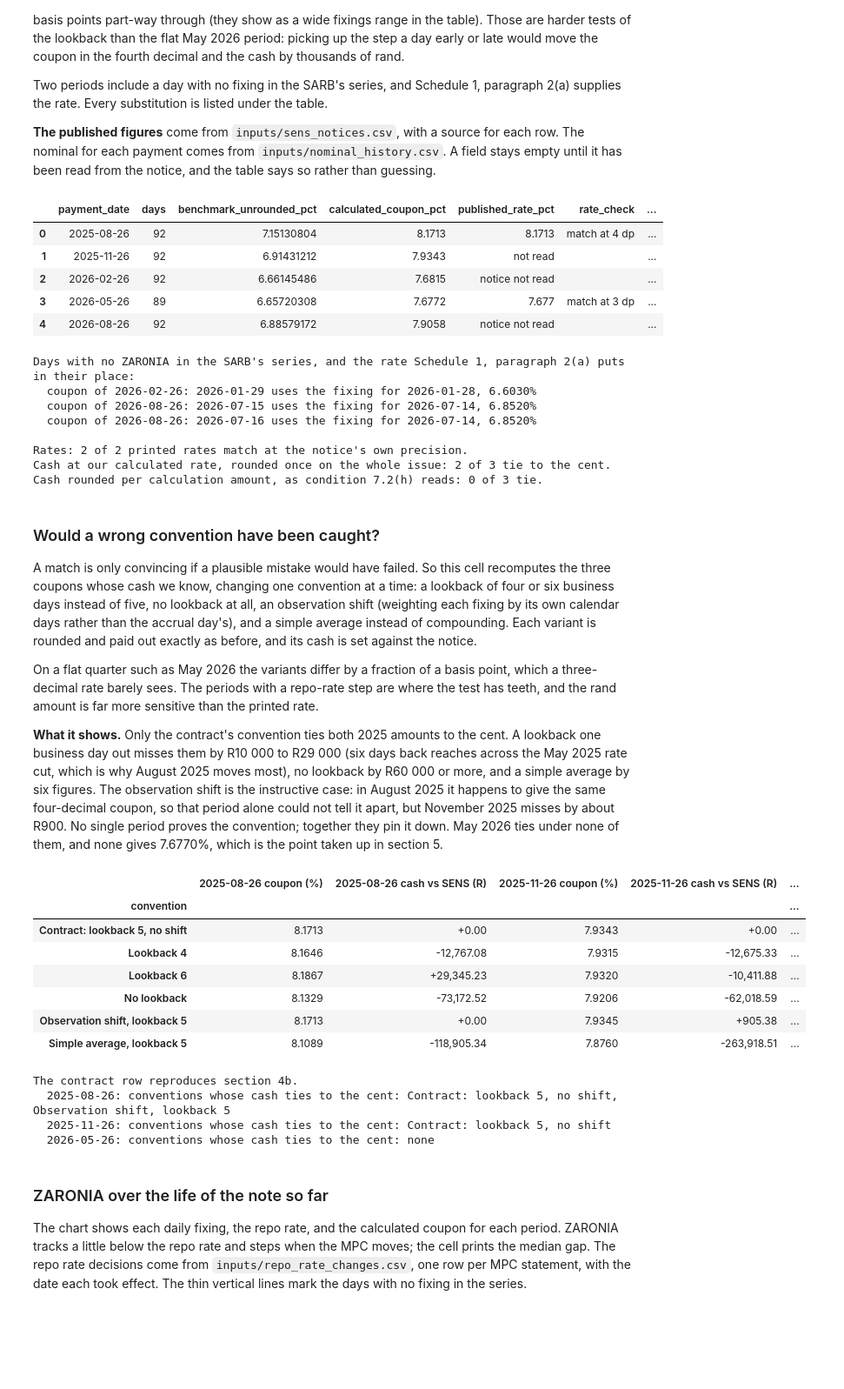
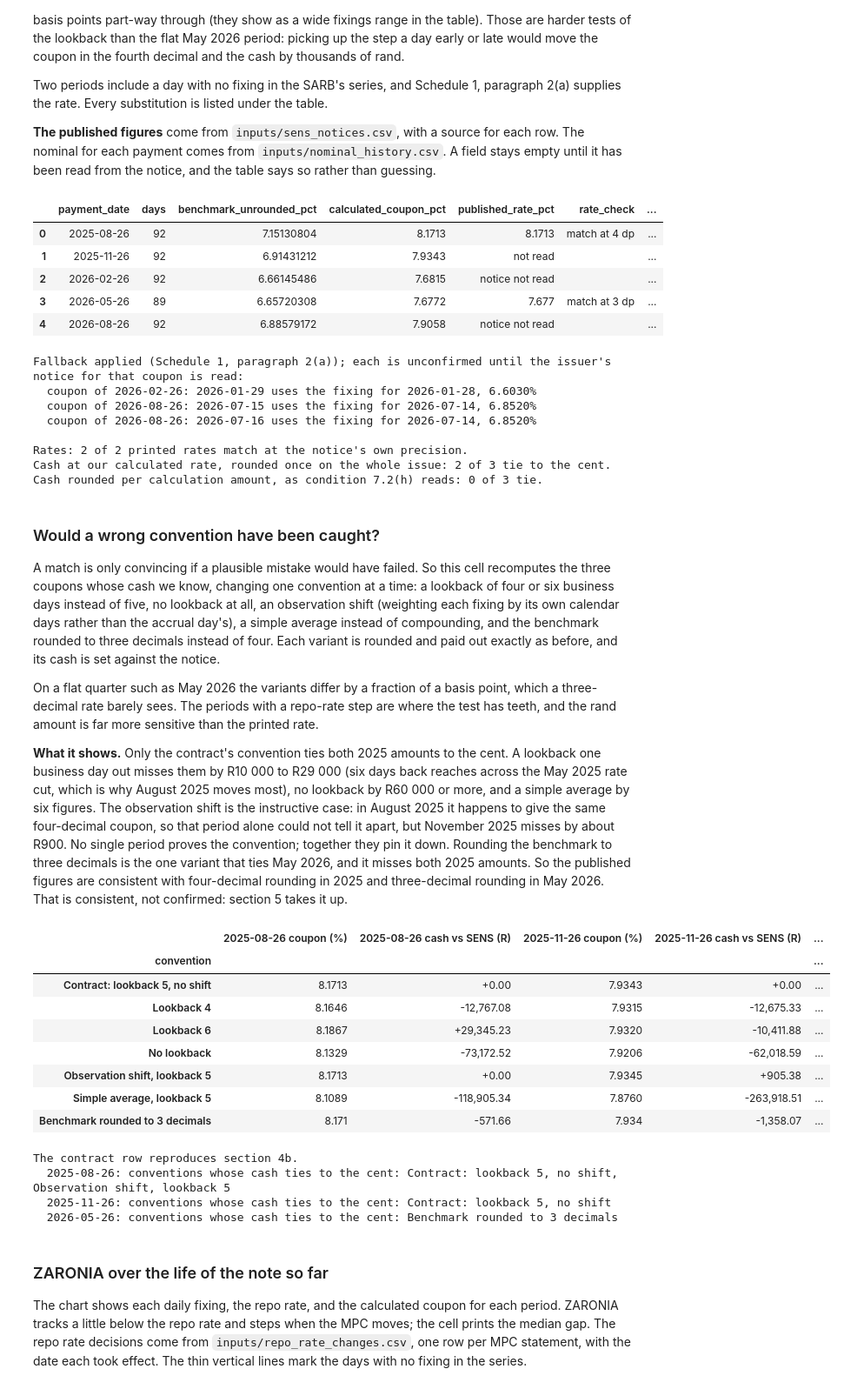
Before and after one commit to Ikaelelo/sbsz01-zaronia-coupon-check, a Jupyter notebook: SBSZ01_Colab.ipynb, the cells around one changed output. Shown at 87% size. Saved outputs shown, nothing was run; the diff lists cells and outputs as text; code cells hidden in the pictures; blank space fills up the shorter version.

Commit message:
Add files via upload
Version 7: summary page, three-decimal test, pinned data date.

```diff
--- a/SBSZ01_Colab.ipynb
+++ b/SBSZ01_Colab.ipynb
@@ -60,6 +60,9 @@ DAY = timedelta(days=1)
 # they show as a small form you can edit.
 # ----------------------------------------------------------------------------
 WALKTHROUGH_PAYMENT_DATE = "2026-05-26"  # @param {type:"string"}
+DATA_AS_OF = "2026-11-13"                # @param {type:"string"}
+# DATA_AS_OF fixes the last fixing date used, so every run gives the results
+# described in the summary. Leave it empty to use everything published up to today.
 SCENARIO_WIDENINGS_BP = [0, 25, 50]      # discount margin scenarios, over the contractual margin
 INPUTS_BASE_URL = "https://raw.githubusercontent.com/Ikaelelo/sbsz01-zaronia-coupon-check/main"  # @param {type:"string"}
 # INPUTS_BASE_URL is where the notebook fetches inputs/ and data/ when it cannot
@@ -124,8 +127,9 @@ BENCHMARK_QUANTUM = D(1).scaleb(-term["benchmark_rounding_decimals"])   # 0.0001
 SARB_SERIES = TERMS_FILE["reference_rate"]["sarb_series"]
 # The notebook implements one convention of each kind. If the terms file ever
 # describes a different note, stop rather than calculate it the wrong way.
-assert term["business_day_convention"] == "modified_following"
-assert term["observation_shift"] is False and term["missing_fixing_rule"] == "previous_published"
+if (term["business_day_convention"], term["observation_shift"], term["missing_fixing_rule"]) != (
+        "modified_following", False, "previous_published"):
+    raise NotImplementedError("These terms use a convention this notebook does not implement.")
 
 # ----------------------------------------------------------------------------
 # What the issuer published, and the other observed facts the checks use.
@@ -792,6 +797,7 @@ for start, end in paid_periods:
         "nominal_rand": f"{nominal}" if has_notice else "",
         "fixings_range_bp": f"{spread_of_rates * 100:.1f}",
         "fallbacks_used": len(substitutions),
+        "status": "",
     }
     # The rate, compared at however many decimals the notice prints.
     if notice.get("rate"):
@@ -805,6 +811,14 @@ for start, end in paid_periods:
         aggregate, per_note = interest_cash(calculated, nominal, period_days)
         row["cash_diff_aggregate_rand"] = f"{aggregate - D(notice['cash']):+.2f}"
         row["cash_diff_per_note_rand"] = f"{per_note - D(notice['cash']):+.2f}"
+    rate_ok = row["rate_check"].startswith("match")
+    cash_ok = row["cash_diff_aggregate_rand"] != "" and D(row["cash_diff_aggregate_rand"]) == 0
+    if not has_notice:
+        row["status"] = "calculated only" + ("; fallback applied, unconfirmed" if substitutions else "")
+    elif cash_ok:
+        row["status"] = "rate and cash tie" if rate_ok else "cash ties"
+    else:
+        row["status"] = "rate ties, cash differs" if rate_ok else "differs"
     rows.append(row)
     all_substitutions += [(end, *s) for s in substitutions]
 
@@ -812,7 +826,7 @@ every_coupon = pd.DataFrame(rows)
 every_coupon.to_csv(OUTPUT_DIR / "every_coupon.csv", index=False)
 display(every_coupon)
 
-print("Days with no ZARONIA in the SARB's series, and the rate Schedule 1, paragraph 2(a) puts in their place:")
+print("Fallback applied (Schedule 1, paragraph 2(a)); each is unconfirmed until the issuer's notice for that coupon is read:")
 for payment, missing, earlier, rate in all_substitutions:
     print(f"  coupon of {payment}: {missing} uses the fixing for {earlier}, {rate}%")
 
@@ -831,7 +845,7 @@ print("Cash rounded per calculation amount, as condition 7.2(h) reads: "
 | 2 | 2026-02-26 | 92 | 6.66145486 | 7.6815 | notice not read |  | ... |
 | 3 | 2026-05-26 | 89 | 6.65720308 | 7.6772 | 7.677 | match at 3 dp | ... |
 | 4 | 2026-08-26 | 92 | 6.88579172 | 7.9058 | notice not read |  | ... |
-Days with no ZARONIA in the SARB's series, and the rate Schedule 1, paragraph 2(a) puts in their place:
+Fallback applied (Schedule 1, paragraph 2(a)); each is unconfirmed until the issuer's notice for that coupon is read:
   coupon of 2026-02-26: 2026-01-29 uses the fixing for 2026-01-28, 6.6030%
   coupon of 2026-08-26: 2026-07-15 uses the fixing for 2026-07-14, 6.8520%
   coupon of 2026-08-26: 2026-07-16 uses the fixing for 2026-07-14, 6.8520%
@@ -842,14 +856,20 @@ Cash rounded per calculation amount, as condition 7.2(h) reads: 0 of 3 tie.
 # %% [markdown]
 ### Would a wrong convention have been caught?
 
-A match is only convincing if a plausible mistake would have failed. So this cell recomputes the three coupons whose cash we know, changing one convention at a time: a lookback of four or six business days instead of five, no lookback at all, an observation shift (weighting each fixing by its own calendar days rather than the accrual day's), and a simple average instead of compounding. Each variant is rounded and paid out exactly as before, and its cash is set against the notice.
+A match is only convincing if a plausible mistake would have failed. So this cell recomputes the three coupons whose cash we know, changing one convention at a time: a lookback of four or six business days instead of five, no lookback at all, an observation shift (weighting each fixing by its own calendar days rather than the accrual day's), a simple average instead of compounding, and the benchmark rounded to three decimals instead of four. Each variant is rounded and paid out exactly as before, and its cash is set against the notice.
 
 On a flat quarter such as May 2026 the variants differ by a fraction of a basis point, which a three-decimal rate barely sees. The periods with a repo-rate step are where the test has teeth, and the rand amount is far more sensitive than the printed rate.
 
-**What it shows.** Only the contract's convention ties both 2025 amounts to the cent. A lookback one business day out misses them by R10 000 to R29 000 (six days back reaches across the May 2025 rate cut, which is why August 2025 moves most), no lookback by R60 000 or more, and a simple average by six figures. The observation shift is the instructive case: in August 2025 it happens to give the same four-decimal coupon, so that period alone could not tell it apart, but November 2025 misses by about R900. No single period proves the convention; together they pin it down. May 2026 ties under none of them, and none gives 7.6770%, which is the point taken up in section 5.
+**What it shows.** Only the contract's convention ties both 2025 amounts to the cent. A lookback one business day out misses them by R10 000 to R29 000 (six days back reaches across the May 2025 rate cut, which is why August 2025 moves most), no lookback by R60 000 or more, and a simple average by six figures. The observation shift is the instructive case: in August 2025 it happens to give the same four-decimal coupon, so that period alone could not tell it apart, but November 2025 misses by about R900. No single period proves the convention; together they pin it down. Rounding the benchmark to three decimals is the one variant that ties May 2026, and it misses both 2025 amounts. So the published figures are consistent with four-decimal rounding in 2025 and three-decimal rounding in May 2026. That is consistent, not confirmed: section 5 takes it up.
 # %%
-def coupon_variant(start, end, lookback=LOOKBACK, observation_shift=False, simple_average=False):
-    """The coupon for one period under a changed convention, or None if a fixing it needs is not loaded."""
+def coupon_variant(start, end, lookback=LOOKBACK, observation_shift=False, simple_average=False,
+                   benchmark_decimals=None):
+    """The coupon for one period under a changed convention, or None if a fixing it needs is not loaded.
+
+    With an observation shift, the weights follow the observation dates and the
+    rate is annualised over the observation period's own days, which can differ
+    from the interest period's.
+    """
     day, rates, weights = start, [], []
     while day < end:
         next_day = move_business_days(day, 1)
@@ -862,10 +882,13 @@ def coupon_variant(start, end, lookback=LOOKBACK, observation_shift=False, simpl
         weights.append((move_business_days(observed, 1) - observed).days if observation_shift
                        else (next_day - day).days)
         day = next_day
+    annualise_over = sum(weights) if observation_shift else (end - start).days
     if simple_average:
         benchmark = sum(r * w for r, w in zip(rates, weights)) / sum(weights)
     else:
-        benchmark = annualised_benchmark_pct(rates, weights, (end - start).days)
+        benchmark = annualised_benchmark_pct(rates, weights, annualise_over)
+    if benchmark_decimals is not None:
+        return round_half_up(benchmark, D(1).scaleb(-benchmark_decimals)) + MARGIN_PCT
     return coupon_pct(benchmark)
 
 
@@ -876,6 +899,7 @@ VARIANTS = {
     "No lookback": {"lookback": 0},
     f"Observation shift, lookback {LOOKBACK}": {"observation_shift": True},
     f"Simple average, lookback {LOOKBACK}": {"simple_average": True},
+    "Benchmark rounded to 3 decimals": {"benchmark_decimals": 3},
 }
 with_cash = [(s, e) for s, e in paid_periods if (PUBLISHED_NOTICES.get(e) or {}).get("cash")]
 variant_rows = []
@@ -887,37 +911,38 @@ for name, options in VARIANTS.items():
         if rate is None:
             row[f"{end} cash vs SENS (R)"] = "fixings not loaded"
             continue
         aggregate, _ = interest_cash(rate, nominal_on(end), (end - start).days)
         row[f"{end} coupon (%)"] = f"{rate}"
         row[f"{end} cash vs SENS (R)"] = f"{aggregate - D(notice['cash']):+,.2f}"
     variant_rows.append(row)
 
 conventions = pd.DataFrame(variant_rows).set_index("convention")
 conventions.to_csv(OUTPUT_DIR / "alternative_conventions.csv")
 display(conventions)
 
 # The contract's own convention must reproduce section 4b exactly.
 contract = variant_rows[0]
 for start, end in with_cash:
     assert contract[f"{end} coupon (%)"] == next(r["calculated_coupon_pct"] for r in rows if r["payment_date"] == end)
 print("The contract row reproduces section 4b.")
 for start, end in with_cash:
     column = f"{end} cash vs SENS (R)"
     tied = [r["convention"] for r in variant_rows if r.get(column) == "+0.00"]
     print(f"  {end}: conventions whose cash ties to the cent: {', '.join(tied) or 'none'}")
 # %% [output]
 |  | 2025-08-26 coupon (%) | 2025-08-26 cash vs SENS (R) | 2025-11-26 coupon (%) | 2025-11-26 cash vs SENS (R) | ... |
 | convention |  |  |  |  | ... |
 | Contract: lookback 5, no shift | 8.1713 | +0.00 | 7.9343 | +0.00 | ... |
 | Lookback 4 | 8.1646 | -12,767.08 | 7.9315 | -12,675.33 | ... |
 | Lookback 6 | 8.1867 | +29,345.23 | 7.9320 | -10,411.88 | ... |
 | No lookback | 8.1329 | -73,172.52 | 7.9206 | -62,018.59 | ... |
 | Observation shift, lookback 5 | 8.1713 | +0.00 | 7.9345 | +905.38 | ... |
 | Simple average, lookback 5 | 8.1089 | -118,905.34 | 7.8760 | -263,918.51 | ... |
+| Benchmark rounded to 3 decimals | 8.171 | -571.66 | 7.934 | -1,358.07 | ... |
 The contract row reproduces section 4b.
   2025-08-26: conventions whose cash ties to the cent: Contract: lookback 5, no shift, Observation shift, lookback 5
   2025-11-26: conventions whose cash ties to the cent: Contract: lookback 5, no shift
-  2026-05-26: conventions whose cash ties to the cent: none
+  2026-05-26: conventions whose cash ties to the cent: Benchmark rounded to 3 decimals
 # %% [markdown]
 ### ZARONIA over the life of the note so far
 
```
Also changed, not shown: parts of 4 cells of this notebook, 13 other files.
